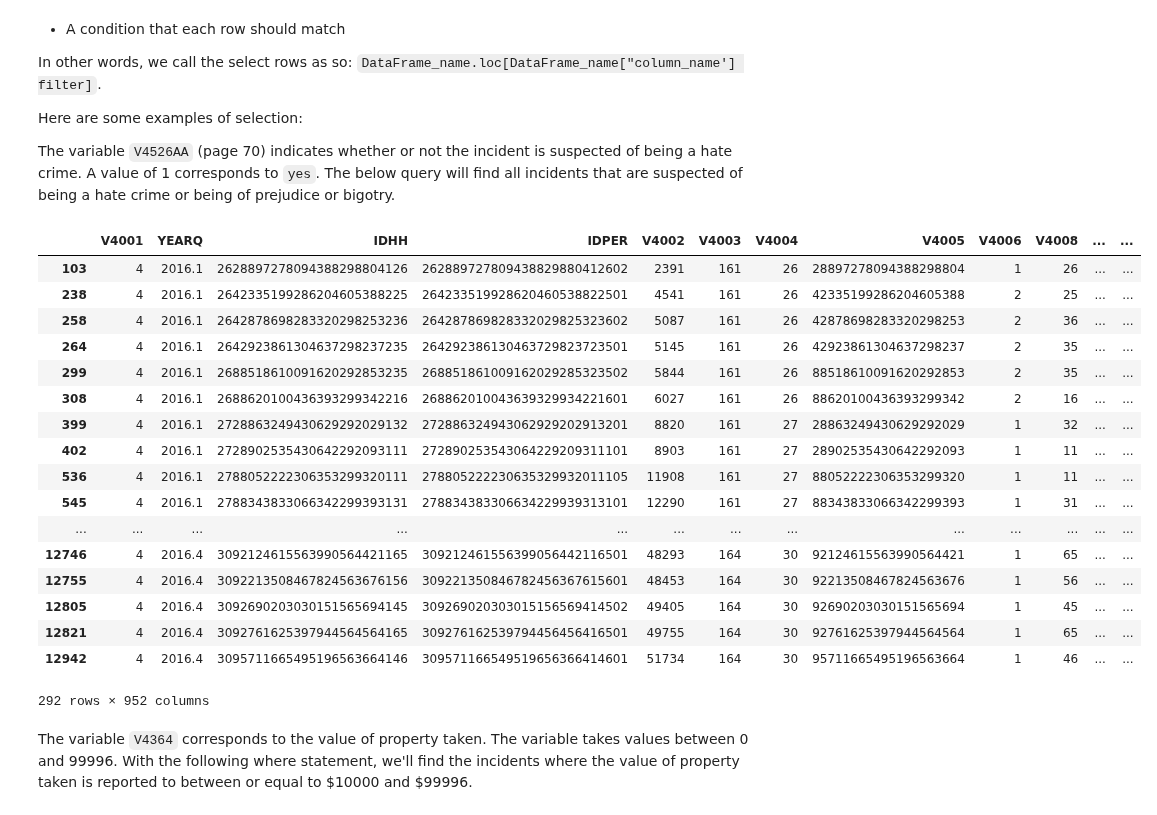
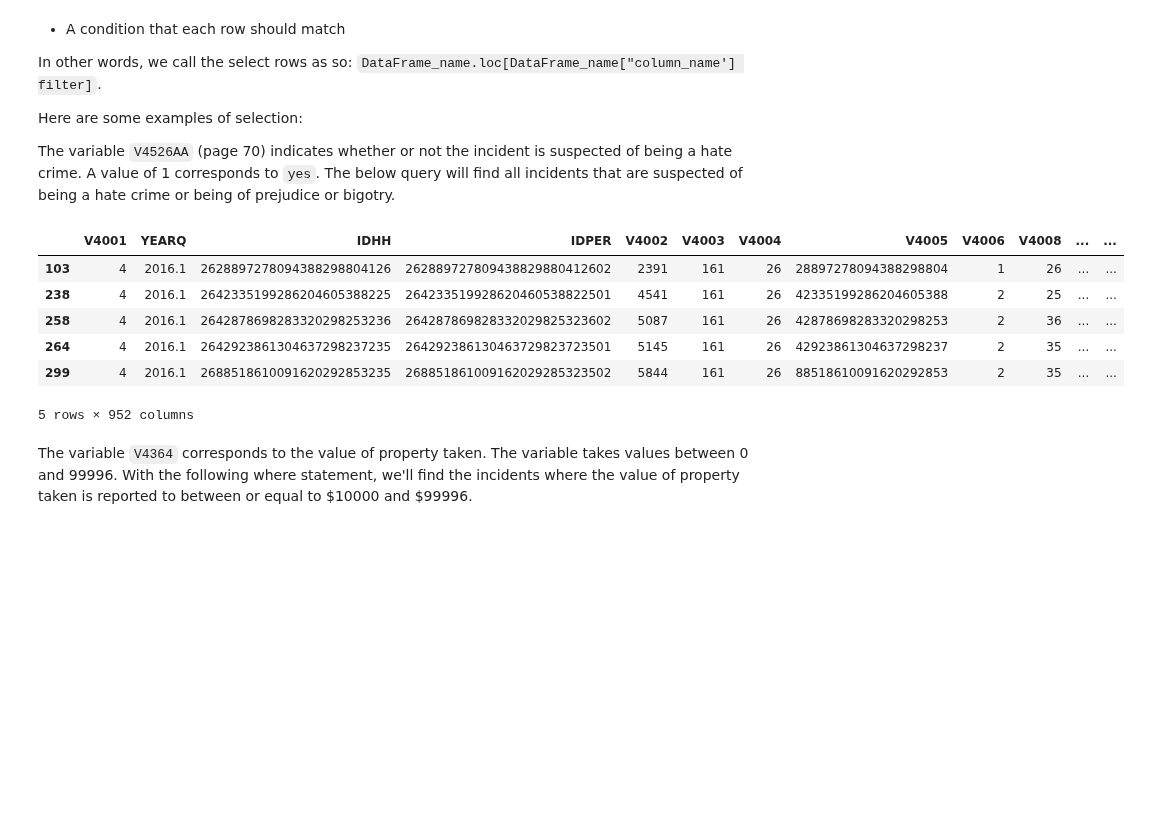
Before and after one commit to ds-modules/LEGALST-190, a Jupyter notebook: LEGALST-123/1-18/lab1.ipynb, the cells around one changed output. Drawn from its saved outputs; the diff is of its cells as text; code cells hidden in the pictures; blank space fills up the shorter version.

```diff
--- a/LEGALST-123/1-18/lab1.ipynb
+++ b/LEGALST-123/1-18/lab1.ipynb
@@ -555,26 +528,15 @@ Here are some examples of selection:
 
 The variable `V4526AA` (page 70) indicates whether or not the incident is suspected of being a hate crime. A value of 1 corresponds to `yes`. The below query will find all incidents that are suspected of being a hate crime or being of prejudice or bigotry.
 # %%
-incidents.loc[incidents["V4526AA"] == 1]
+incidents.loc[incidents["V4526AA"] == 1].head()
 # %% [output]
 |  | V4001 | YEARQ | IDHH | IDPER | V4002 | V4003 | V4004 | V4005 | V4006 | V4008 | ... | ... |
 | 103 | 4 | 2016.1 | 2628897278094388298804126 | 262889727809438829880412602 | 2391 | 161 | 26 | 28897278094388298804 | 1 | 26 | ... | ... |
 | 238 | 4 | 2016.1 | 2642335199286204605388225 | 264233519928620460538822501 | 4541 | 161 | 26 | 42335199286204605388 | 2 | 25 | ... | ... |
 | 258 | 4 | 2016.1 | 2642878698283320298253236 | 264287869828332029825323602 | 5087 | 161 | 26 | 42878698283320298253 | 2 | 36 | ... | ... |
 | 264 | 4 | 2016.1 | 2642923861304637298237235 | 264292386130463729823723501 | 5145 | 161 | 26 | 42923861304637298237 | 2 | 35 | ... | ... |
 | 299 | 4 | 2016.1 | 2688518610091620292853235 | 268851861009162029285323502 | 5844 | 161 | 26 | 88518610091620292853 | 2 | 35 | ... | ... |
-| 308 | 4 | 2016.1 | 2688620100436393299342216 | 268862010043639329934221601 | 6027 | 161 | 26 | 88620100436393299342 | 2 | 16 | ... | ... |
-| 399 | 4 | 2016.1 | 2728863249430629292029132 | 272886324943062929202913201 | 8820 | 161 | 27 | 28863249430629292029 | 1 | 32 | ... | ... |
-| 402 | 4 | 2016.1 | 2728902535430642292093111 | 272890253543064229209311101 | 8903 | 161 | 27 | 28902535430642292093 | 1 | 11 | ... | ... |
-| 536 | 4 | 2016.1 | 2788052222306353299320111 | 278805222230635329932011105 | 11908 | 161 | 27 | 88052222306353299320 | 1 | 11 | ... | ... |
-| 545 | 4 | 2016.1 | 2788343833066342299393131 | 278834383306634229939313101 | 12290 | 161 | 27 | 88343833066342299393 | 1 | 31 | ... | ... |
-| ... | ... | ... | ... | ... | ... | ... | ... | ... | ... | ... | ... | ... |
-| 12746 | 4 | 2016.4 | 3092124615563990564421165 | 309212461556399056442116501 | 48293 | 164 | 30 | 92124615563990564421 | 1 | 65 | ... | ... |
-| 12755 | 4 | 2016.4 | 3092213508467824563676156 | 309221350846782456367615601 | 48453 | 164 | 30 | 92213508467824563676 | 1 | 56 | ... | ... |
-| 12805 | 4 | 2016.4 | 3092690203030151565694145 | 309269020303015156569414502 | 49405 | 164 | 30 | 92690203030151565694 | 1 | 45 | ... | ... |
-| 12821 | 4 | 2016.4 | 3092761625397944564564165 | 309276162539794456456416501 | 49755 | 164 | 30 | 92761625397944564564 | 1 | 65 | ... | ... |
-| 12942 | 4 | 2016.4 | 3095711665495196563664146 | 309571166549519656366414601 | 51734 | 164 | 30 | 95711665495196563664 | 1 | 46 | ... | ... |
-292 rows × 952 columns
+5 rows × 952 columns
 # %% [markdown]
 The variable `V4364` corresponds to the value of property taken. The variable takes values between 0 and 99996. With the following where statement, we'll find the incidents where the value of property taken is reported to between or equal to \$10000 and \$99996.
 # %%
```
Also changed, not shown: parts of 6 cells of this notebook, 5 other files.
